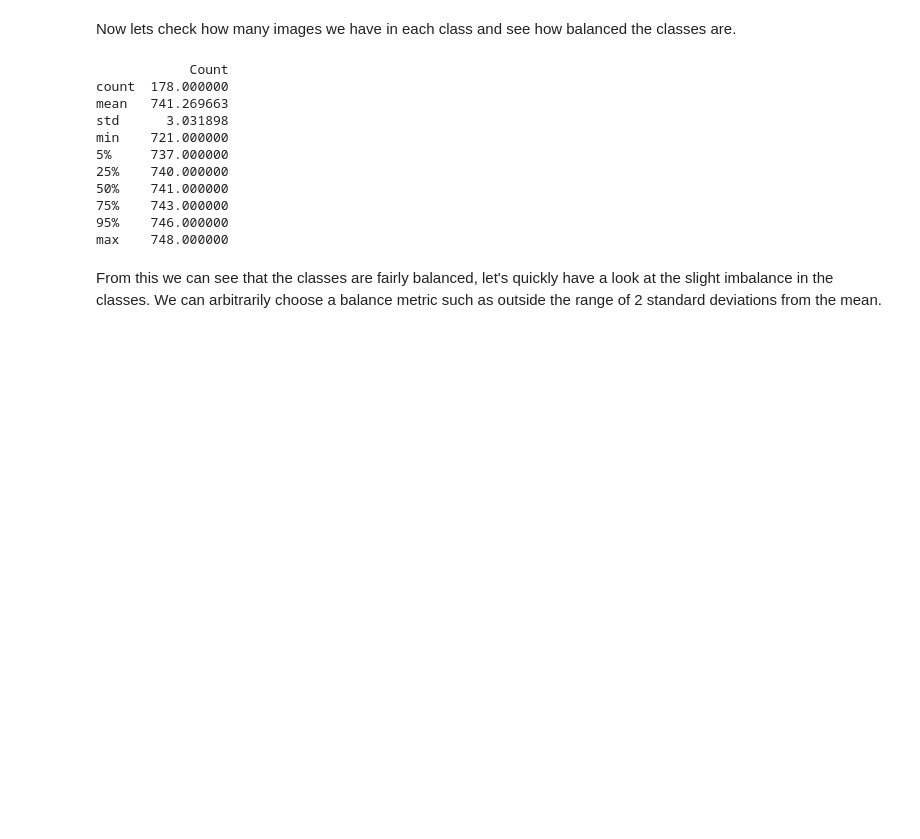
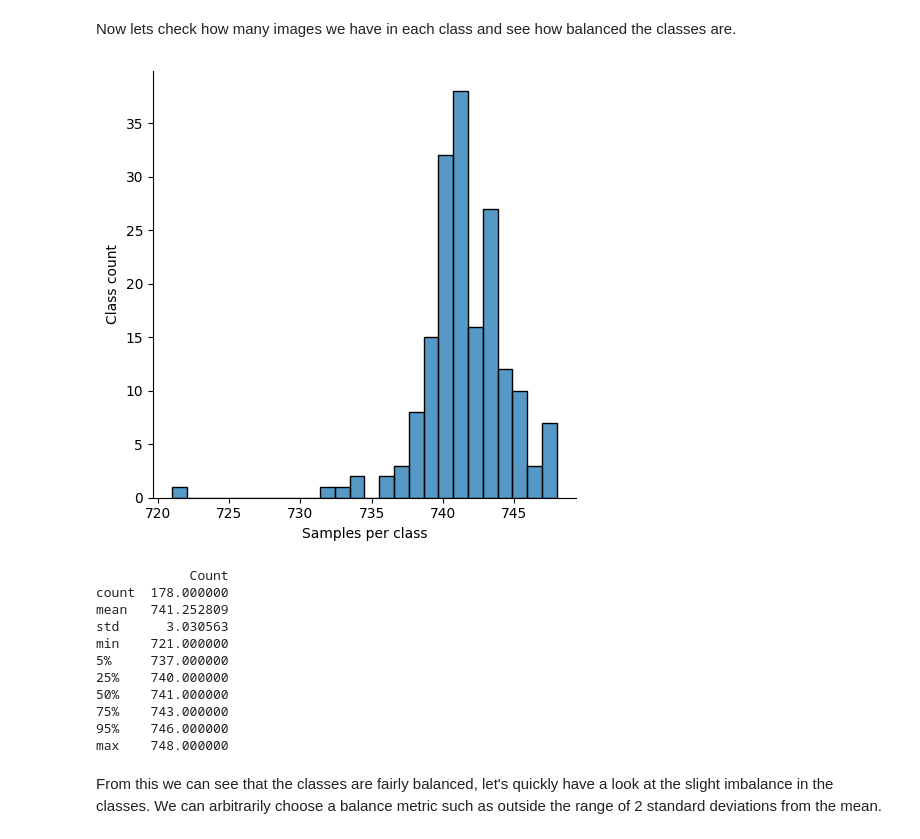
Before and after one commit to m-pluta/machine-learning, a Jupyter notebook: data_prep.ipynb, the cells around one changed output. Cells and saved outputs as stored; diff of their text form; code cells hidden in the pictures; blank space fills up the shorter version.

```diff
--- a/data_prep.ipynb
+++ b/data_prep.ipynb
@@ -176,21 +162,38 @@ for subdir, dirs, images in os.walk(DIR):
             resized_img.save(file_path)
 # %% [markdown]
 Now lets check how many images we have in each class and see how balanced the classes are.
-# %%
-df_class_counts = get_class_counts()
-print(df_class_counts.describe([0.05, 0.25, 0.75, 0.95]))
-# %% [output]
-            Count
-count  178.000000
-mean   741.269663
-std      3.031898
-min    721.000000
-5%     737.000000
-25%    740.000000
-50%    741.000000
-75%    743.000000
-95%    746.000000
-max    748.000000
+# %%
+def get_class_counts():
+    class_counts = {}
+
+    for subdir in glob.glob(os.path.join(DIR, '*')):
+        file_count = len(glob.glob(os.path.join(subdir, '*')))
+        class_counts[subdir.split('/')[-1]] = file_count
+
+    return pd.DataFrame.from_dict(class_counts, orient='index', columns=['Count'])
+
+df_class_counts = get_class_counts()
+
+sns.displot(list(df_class_counts['Count']))
+plt.xlabel('Samples per class')
+plt.ylabel('Class count')
+plt.tight_layout()
+plt.show()
+
+print(df_class_counts.describe([0.05, 0.25, 0.75, 0.95]))
+# %% [output]
+[figure, added]
+            Count
+count  178.000000
+mean   741.252809
+std      3.030563
+min    721.000000
+5%     737.000000
+25%    740.000000
+50%    741.000000
+75%    743.000000
+95%    746.000000
+max    748.000000
 # %% [markdown]
 From this we can see that the classes are fairly balanced, let's quickly have a look at the slight imbalance in the classes.
 We can arbitrarily choose a balance metric such as outside the range of 2 standard deviations from the mean.
```
Also changed, not shown: parts of 8 cells of this notebook, 15 other files.
